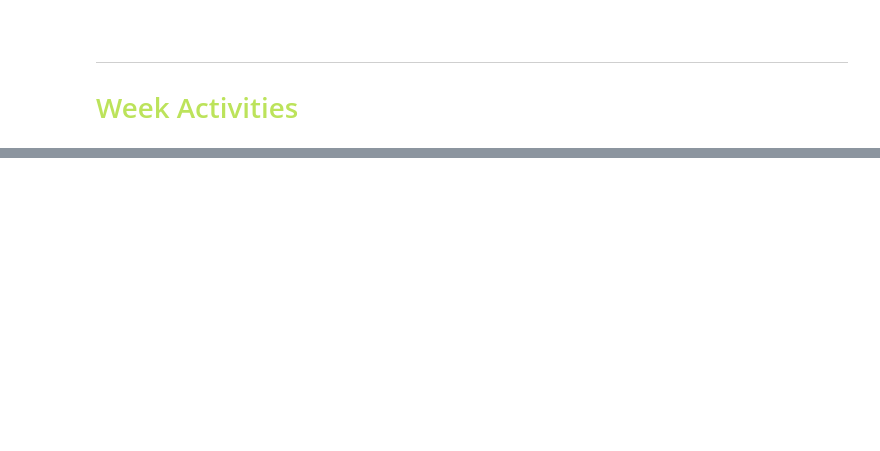
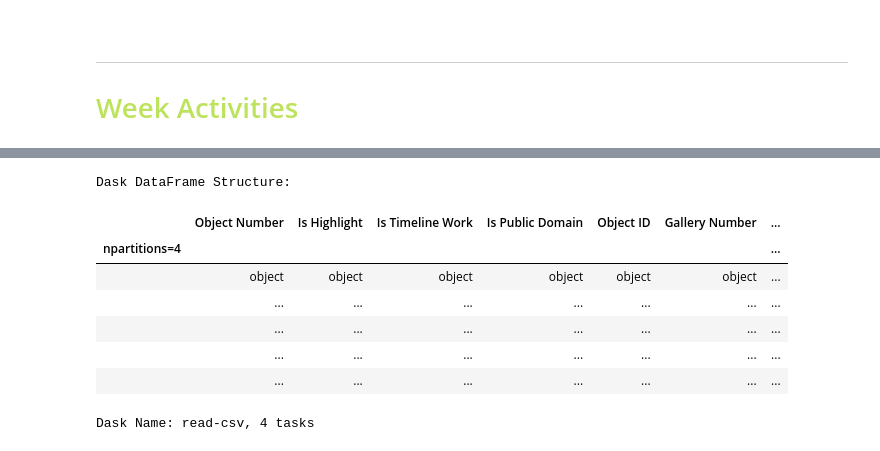
Before and after one commit to Hakuna-Patata/BU_MSDS_PTW, a Jupyter notebook: DSC 540 - Data Preparation/Week 7 & 8.ipynb, the cells around one changed output, grey strips where cells are left out. Cells and saved outputs as stored; diff of their text form; code cells hidden in the pictures; blank space fills up the shorter version.

```diff
--- a/DSC 540 - Data Preparation/Week 7 & 8.ipynb
+++ b/DSC 540 - Data Preparation/Week 7 & 8.ipynb
@@ -178,0 +140,17 @@ fuzzy_match_df(col1, col2, threshold=70, fuzz_type='token_sort_ratio')
+# %%
+csv_url = "https://media.githubusercontent.com/media/metmuseum/openaccess/master/MetObjects.csv"
+
+## use dask package which utilizes parallel processing to read through large file quickly and efficiently
+ddf = dd.read_csv(csv_url, dtype='unicode')
+
+ddf
+# %% [output]
+Dask DataFrame Structure:
+|  | Object Number | Is Highlight | Is Timeline Work | Is Public Domain | Object ID | Gallery Number | ... |
+| npartitions=4 |  |  |  |  |  |  | ... |
+|  | object | object | object | object | object | object | ... |
+|  | ... | ... | ... | ... | ... | ... | ... |
+|  | ... | ... | ... | ... | ... | ... | ... |
+|  | ... | ... | ... | ... | ... | ... | ... |
+|  | ... | ... | ... | ... | ... | ... | ... |
+Dask Name: read-csv, 4 tasks
```
Also changed, not shown: parts of 19 cells of this notebook.
